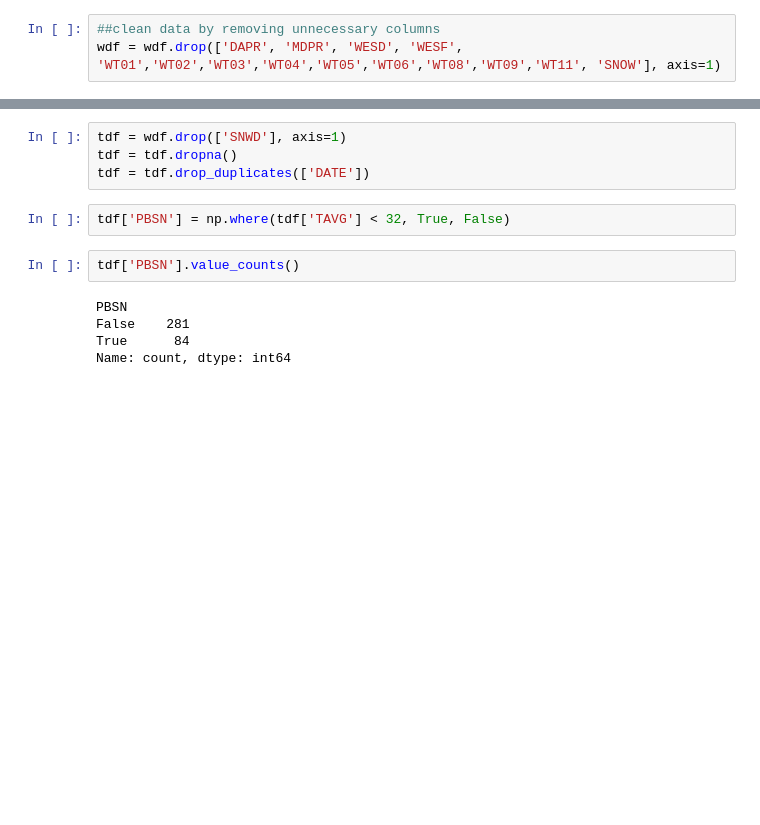
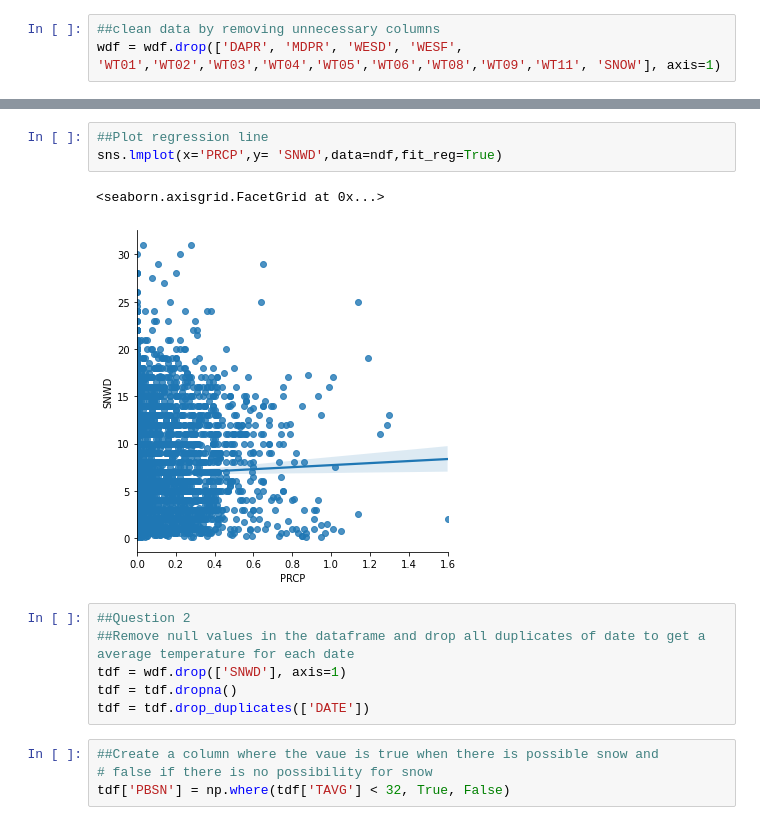
Before and after one commit to AyeBeara/DA-Group-Project, a Jupyter notebook: WeatherInWisconsin.ipynb, the cells around one changed output, grey strips where cells are left out. Saved outputs shown, nothing was run; the diff lists cells and outputs as text; blank space fills up the shorter version.

```diff
--- a/WeatherInWisconsin.ipynb
+++ b/WeatherInWisconsin.ipynb
@@ -52,13 +58,16 @@ plt.show()
+# %%
+##Plot regression line
+sns.lmplot(x='PRCP',y= 'SNWD',data=ndf,fit_reg=True)
+# %% [output]
+<seaborn.axisgrid.FacetGrid at 0x...>
+[figure, added]
 # %%
+##Question 2
+##Remove null values in the dataframe and drop all duplicates of date to get a average temperature for each date
 tdf = wdf.drop(['SNWD'], axis=1)
 tdf = tdf.dropna()
 tdf = tdf.drop_duplicates(['DATE'])
-# %%
-tdf['PBSN'] = np.where(tdf['TAVG'] < 32, True, False)
-# %%
-tdf['PBSN'].value_counts()
-# %% [output]
-PBSN
-False    281
-True      84
-Name: count, dtype: int64
+# %%
+##Create a column where the vaue is true when there is possible snow and
+# false if there is no possibility for snow
+tdf['PBSN'] = np.where(tdf['TAVG'] < 32, True, False)
```
Also changed, not shown: parts of 11 cells of this notebook.
